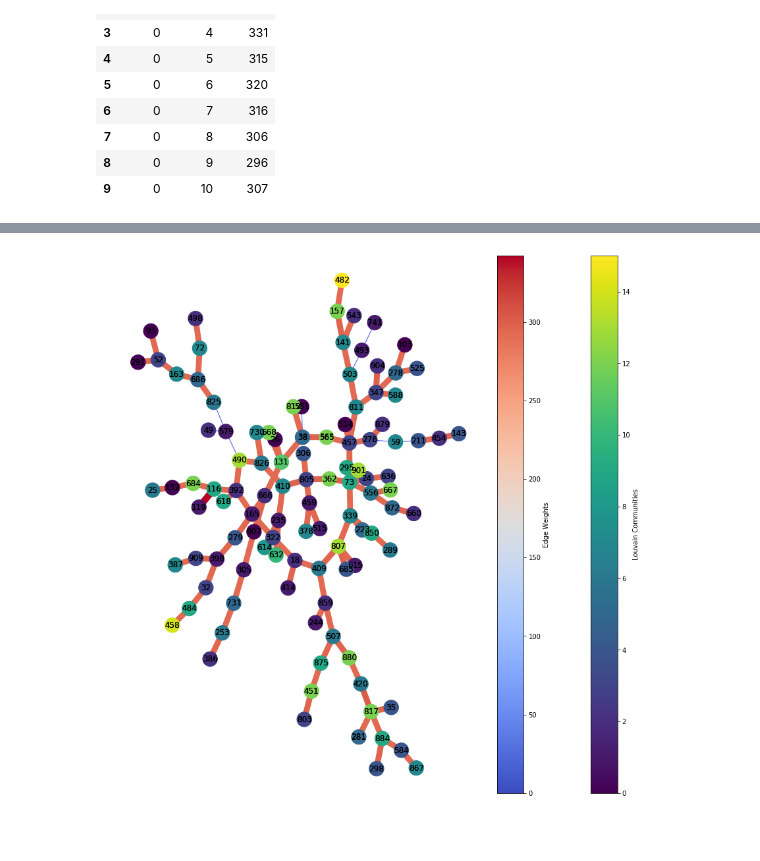
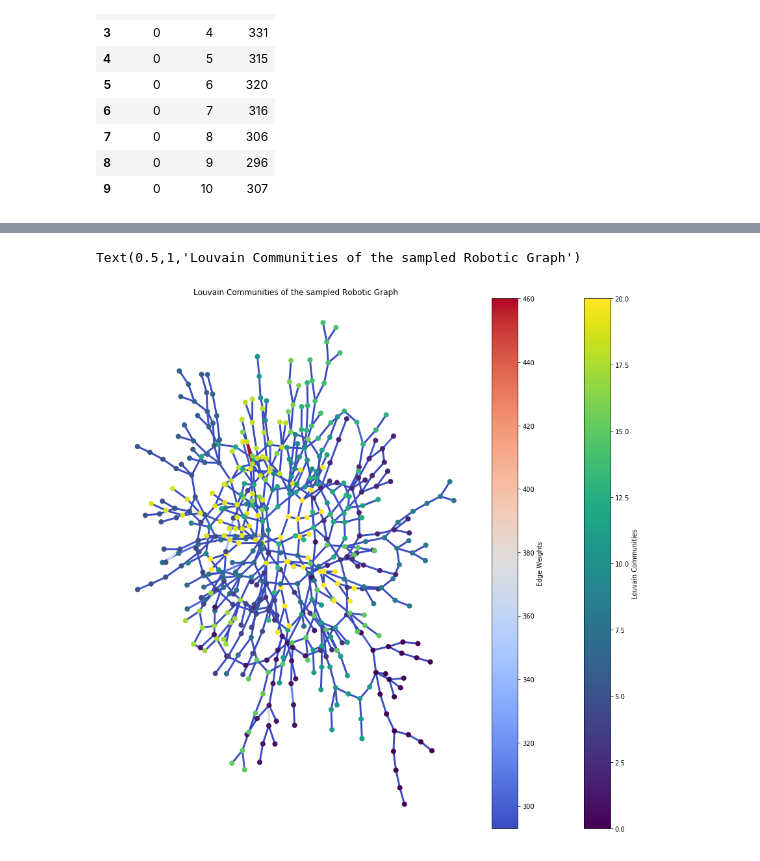
Before and after one commit to mboudour/RobotNets, a Jupyter notebook: Communities.ipynb, the cells around one changed output, grey strips where cells are left out. Drawn from its saved outputs; the diff is of its cells as text; code cells hidden in the pictures.

```diff
--- a/Communities.ipynb
+++ b/Communities.ipynb
@@ -116,8 +149,16 @@ for j in range(kk):
 cmd
 ocmd=sorted(cmd.iteritems(), key=operator.itemgetter(1), reverse=True)
 eocmd=enumerate(ocmd)
+commsd={}
+leiden_comm_membership={}
 for i in eocmd:
     print 'Community', i[0], 'with', i[1][1], 'nodes:', list(i[1][0])
+    commsd[i[0]]=i[1][1]
+    ts=list(i[1][0])
+    leiden_comm_membership[i[0]]=ts
+
+ddf=pd.DataFrame(commsd.items(), columns=['Community', 'Number of Nodes'])
+ddf.plot.bar(x='Community', y='Number of Nodes', figsize=(12,7),rot=0);
 # %% [output]
 The graph has 4 Leiden communities
 Community 0 with 12 nodes: [8, 9, 14, 15, 18, 20, 22, 26, 29, 30, 32, 33]
@@ -222,9 +574,13 @@ while True:
 # %%
-print len(G.nodes()) #, 'nodes:', G.nodes()
-print len(G.edges()) #, 'edges:', G.edges(data=True)
-print "Is connected",nx.is_connected(G)
-print "number of connected components =", nx.number_connected_components(G)
+G=S
+print "The graph of sampled robotic data has %i nodes and %i edges" %(len(G.nodes()),len(G.edges()))
+
+if nx.is_connected(G)==True:
+    print "The graph of sampled robotic data is connected"
+else:
+    print "The graph of sampled robotic data is not connected and the number of connected components =", nx.number_connected_components(G)
+
 giant = max(nx.connected_component_subgraphs(G), key=len)
-print "Giant connected component", len(giant.nodes()),len(giant.edges())
-print nx.is_tree(giant)
+print "The giant connected component of the graph of sampled robotic data has %i nodes and %i edges" %(len(giant.nodes()),len(giant.edges()))
+print "Is this graph a tree?",nx.is_tree(giant)
 # %% [output]
@@ -248,14 +602,14 @@ cmap_e=plt.cm.coolwarm #plt.cm.tab20b
 vmin_e = min(weight_list)
 vmax_e = max(weight_list)
 
-width_list=[0.03*w for w in weight_list]
+width_list=[0.01*w for w in weight_list]
 
 pos=graphviz_layout(G);
 
 plt.figure(figsize=(15,15));
-nodes = nx.draw_networkx_nodes(G, pos, node_size=500,node_color="g", alpha=0.4)
+nodes = nx.draw_networkx_nodes(G, pos, node_size=50,node_color="g", alpha=0.4)
 nx.draw_networkx_edges(G, pos, edge_color="b", alpha=0.7)
-nx.draw_networkx_labels(G, pos)
+# nx.draw_networkx_labels(G, pos)
 nx.draw_networkx_edges(G, pos=pos,width=width_list,edge_color=weight_list,edge_cmap=cmap_e,vmin=vmin_e, vmax=vmax_e,alpha=1.)
 # nx.draw_networkx_edge_labels(G,pos,edge_labels=elabels); #,label_pos = 0.6);
 plt.axis('off');
@@ -308,40 +671,42 @@ Community 15 with 1 nodes: [493]
 # %%
 node_color=partition.values()
 # [partition[n] for n in G.nodes()]
 # range(len(G.nodes())) #[d[n] for n in G.nodes()]
 vmin = min(node_color) #df['color'].min()
 vmax = max(node_color) #df['color'].max()
 cmap=plt.cm.viridis #plt.cm.coolwarm #plt.cm.Blues #
 
 # edge_color=weight_list
 # vmin_n = min(edge_color) #df['color'].min()
 # vmax_n = max(edge_color) #df['color'].max()
 # cmap_n=plt.cm.coolwarm #plt.cm.Blues #
 
 plt.figure(figsize=(15,15));
 
-nodes = nx.draw_networkx_nodes(G, pos, node_size=500,node_color=node_color, cmap=cmap, vmin=vmin, vmax=vmax)
+nodes = nx.draw_networkx_nodes(G, pos, node_size=50,node_color=node_color, cmap=cmap, vmin=vmin, vmax=vmax)
 nx.draw_networkx_edges(G, pos, edge_color="b", alpha=0.7)
-nx.draw_networkx_labels(G, pos)
+# nx.draw_networkx_labels(G, pos)
 nx.draw_networkx_edges(G, pos=pos,width=width_list,edge_color=weight_list,edge_cmap=cmap_e,vmin=vmin_e, vmax=vmax_e,alpha=1.)
 # nx.draw_networkx_edge_labels(G,pos,edge_labels=elabels); #,label_pos = 0.6);
 
 plt.axis('off');
-yoffset = {}
-y_off = -0.08  # offset on the y axis
-for k, v in pos.items():
-    yoffset[k] = (v[0], v[1]+y_off)
-nx.draw_networkx_labels(G, yoffset);
+# yoffset = {}
+# y_off = -0.08  # offset on the y axis
+# for k, v in pos.items():
+#     yoffset[k] = (v[0], v[1]+y_off)
+# nx.draw_networkx_labels(G, yoffset);
 sm = plt.cm.ScalarMappable(cmap=cmap, norm=plt.Normalize(vmin=vmin, vmax=vmax))
 sm.set_array([])
 cbar = plt.colorbar(sm,label="Louvain Communities") #, orientation='horizontal')
 
 sm_e = plt.cm.ScalarMappable(cmap=cmap_e, norm=plt.Normalize(vmin=vmin_e, vmax=vmax_e))
 sm_e.set_array([])
 cbar = plt.colorbar(sm_e,label='Edge Weights') #, orientation='horizontal')
 # plt.margins(x=0.05, y=0.1)
+plt.title("Louvain Communities of the sampled Robotic Graph")
 # %% [output]
+Text(0.5,1,'Louvain Communities of the sampled Robotic Graph')
-[figure, old version]
+[figure, new version]
 # %%
 g = ig.Graph(directed=False)
 
```
Also changed, not shown: parts of 32 cells of this notebook.
